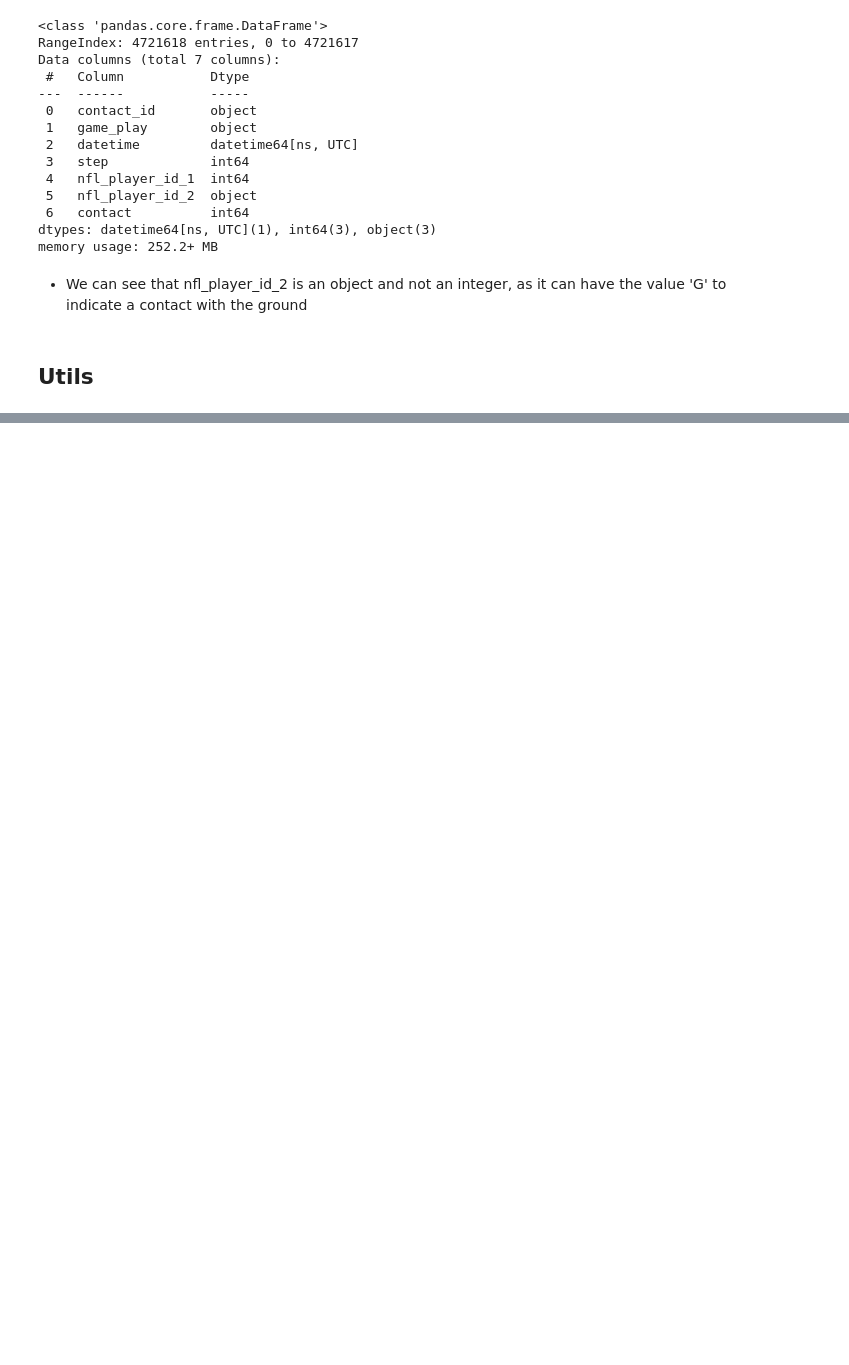
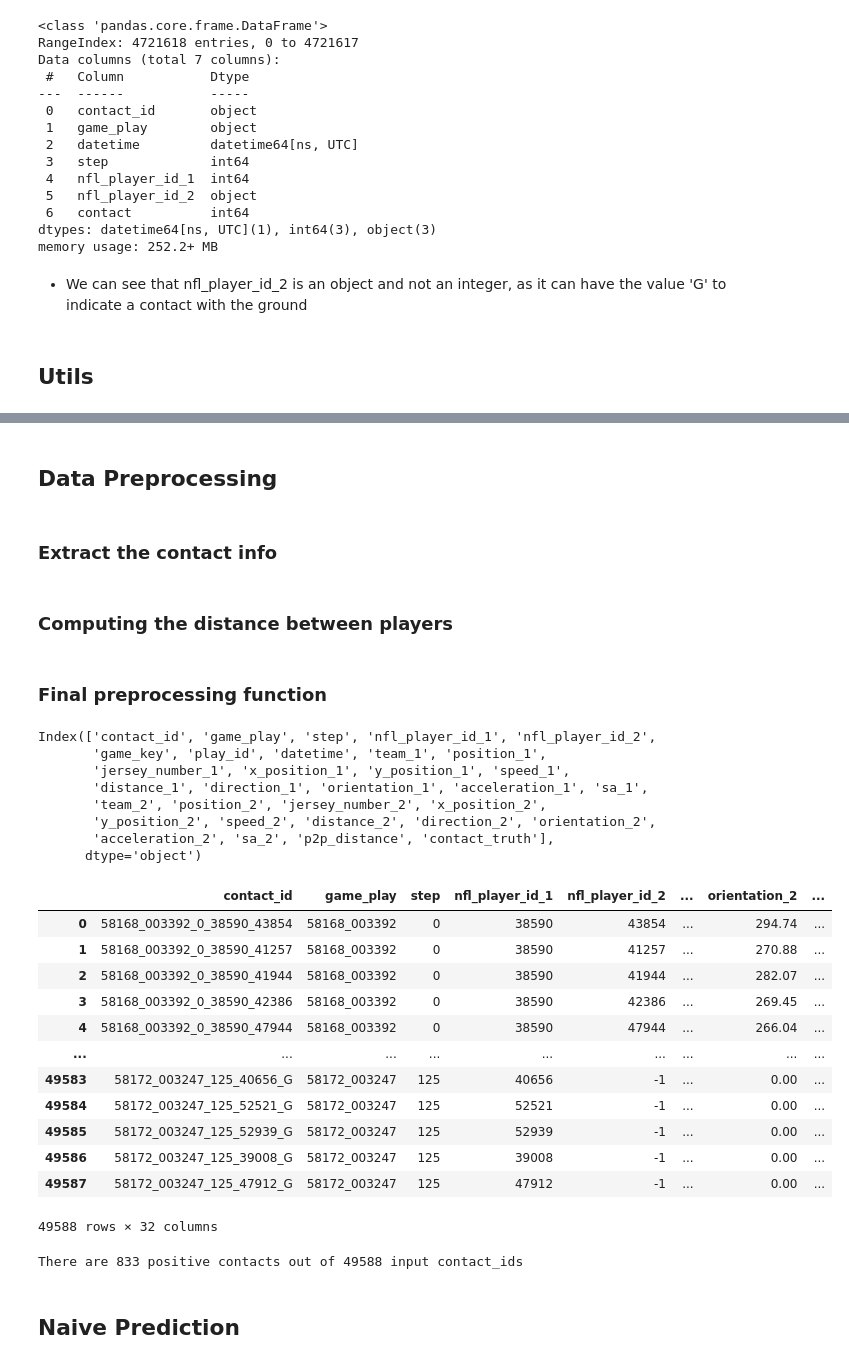
Before and after one commit to RicardFos/kaggle-player-contact-detection, a Jupyter notebook: player distance.ipynb, the cells around one changed output, grey strips where cells are left out. Cells and saved outputs as stored; diff of their text form; code cells hidden in the pictures; blank space fills up the shorter version.

Commit message:
naive prediction

```diff
--- a/player distance.ipynb
+++ b/player distance.ipynb
@@ -32,6 +35,9 @@ test_video_metadata_df = pd.read_csv(os.path.join(DATASET_DIR, "test_video_metad
 # train labels
 train_labels_df =  pd.read_csv(os.path.join(DATASET_DIR, "train_labels.csv"),
                                parse_dates=["datetime"])
+
+# load the submission dataframe
+submission_df = pd.read_csv(os.path.join(DATASET_DIR, "sample_submission.csv"))
 # %% [markdown]
 ### Check the player tracking dataframe
 # %%
@@ -240,0 +346,4 @@ get_video_frame("58168_003392", 290, 'Sideline', "train")
+# %% [markdown]
+## Data Preprocessing
+# %% [markdown]
+### Extract the contact info
@@ -240,0 +398,70 @@ get_video_frame("58168_003392", 290, 'Sideline', "train")
+# %%
+def add_ground_truth_data(contact_df, train_labels_df):
+    # get ground truth contact data
+    contact_df['contact_truth'] =  contact_df.merge(train_labels_df,
+                                         left_on='contact_id',
+                                         right_on='contact_id',
+                                         how='left').drop_duplicates()['contact']
+    return contact_df
+# %% [markdown]
+### Computing the distance between players
+# %%
+def compute_distance(contact_df):
+    # compute the distance between 2 players
+    contact_df["p2p_distance"] = np.sqrt(
+        np.square(contact_df["x_position_1"] - contact_df["x_position_2"])
+        + np.square(contact_df["y_position_1"] - contact_df["y_position_2"])
+    )
+    # set the distance between a player and the ground to 999
+    contact_df.loc[contact_df["nfl_player_id_2"]==-1, 'p2p_distance'] = 999
+    return contact_df
+# %% [markdown]
+### Final preprocessing function
+# %%
+def preprocess_input(submission_df):
+    """Returns the preprocessed dataframe with all the expanded contact_id info, tracking data, distance
+    and ground truth"""
+    # train tracking df contains all data from the test tracking df
+    contact_df = extract_contact_id_info(submission_df)
+    # add tracking info to the contact df
+    contact_df = add_contact_tracking_info(contact_df, train_player_tracking_df)
+    # compute player distance
+    contact_df = compute_distance(contact_df)
+    # add ground truth data
+    contact_df = add_ground_truth_data(contact_df, train_labels_df)
+
+    return contact_df
+# %%
+contact_df = preprocess_input(submission_df)
+
+print(contact_df.columns)
+contact_df
+# %% [output]
+Index(['contact_id', 'game_play', 'step', 'nfl_player_id_1', 'nfl_player_id_2',
+       'game_key', 'play_id', 'datetime', 'team_1', 'position_1',
+       'jersey_number_1', 'x_position_1', 'y_position_1', 'speed_1',
+       'distance_1', 'direction_1', 'orientation_1', 'acceleration_1', 'sa_1',
+       'team_2', 'position_2', 'jersey_number_2', 'x_position_2',
+       'y_position_2', 'speed_2', 'distance_2', 'direction_2', 'orientation_2',
+       'acceleration_2', 'sa_2', 'p2p_distance', 'contact_truth'],
+      dtype='object')
+|  | contact_id | game_play | step | nfl_player_id_1 | nfl_player_id_2 | ... | orientation_2 | ... |
+| 0 | 58168_003392_0_38590_43854 | 58168_003392 | 0 | 38590 | 43854 | ... | 294.74 | ... |
+| 1 | 58168_003392_0_38590_41257 | 58168_003392 | 0 | 38590 | 41257 | ... | 270.88 | ... |
+| 2 | 58168_003392_0_38590_41944 | 58168_003392 | 0 | 38590 | 41944 | ... | 282.07 | ... |
+| 3 | 58168_003392_0_38590_42386 | 58168_003392 | 0 | 38590 | 42386 | ... | 269.45 | ... |
+| 4 | 58168_003392_0_38590_47944 | 58168_003392 | 0 | 38590 | 47944 | ... | 266.04 | ... |
+| ... | ... | ... | ... | ... | ... | ... | ... | ... |
+| 49583 | 58172_003247_125_40656_G | 58172_003247 | 125 | 40656 | -1 | ... | 0.00 | ... |
+| 49584 | 58172_003247_125_52521_G | 58172_003247 | 125 | 52521 | -1 | ... | 0.00 | ... |
+| 49585 | 58172_003247_125_52939_G | 58172_003247 | 125 | 52939 | -1 | ... | 0.00 | ... |
+| 49586 | 58172_003247_125_39008_G | 58172_003247 | 125 | 39008 | -1 | ... | 0.00 | ... |
+| 49587 | 58172_003247_125_47912_G | 58172_003247 | 125 | 47912 | -1 | ... | 0.00 | ... |
+49588 rows × 32 columns
+# %%
+contacts = contact_df['contact_truth'].values.sum()
+print(f"There are {contacts} positive contacts out of {len(contact_df)} input contact_ids")
+# %% [output]
+There are 833 positive contacts out of 49588 input contact_ids
+# %% [markdown]
+## Naive Prediction
```
Also changed, not shown: parts of 17 cells of this notebook, 1 other file.
